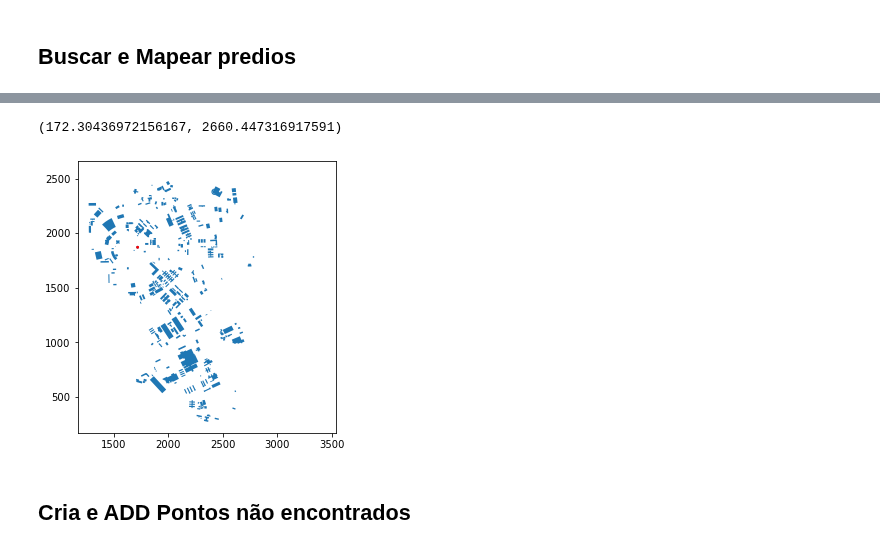
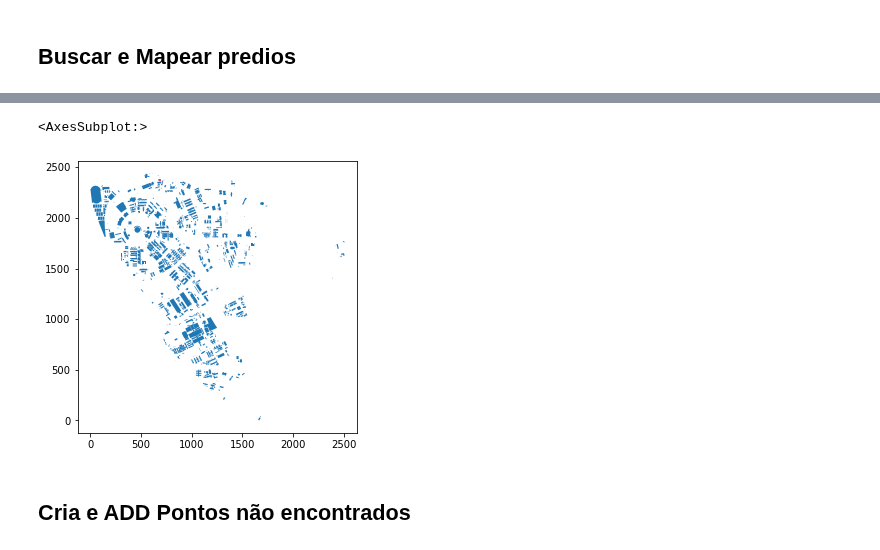
Before and after one commit to wasp-lahis/ns3-bmap, a Jupyter notebook: NS3/obstacle_exp/unicamp-arcgis-input-to-ns3/create-dataset-inputs-to-ns3.ipynb, the cells around one changed output, grey strips where cells are left out. Drawn from its saved outputs; the diff is of its cells as text; code cells hidden in the pictures.

```diff
--- a/NS3/obstacle_exp/unicamp-arcgis-input-to-ns3/create-dataset-inputs-to-ns3.ipynb
+++ b/NS3/obstacle_exp/unicamp-arcgis-input-to-ns3/create-dataset-inputs-to-ns3.ipynb
@@ -149,8 +151,9 @@ y = np.array(all_coords_y).reshape(-1, 1)
 # create a normalized map with unicamp bounds
 
 # criando novo mapa, que conterá geometrias normalizadas
-mapa_normalizado = gpd.GeoDataFrame(columns=["id", "building_name","unit", "geometry"])
+mapa_normalizado = gpd.GeoDataFrame(columns=["id","building_number","building_name","unit", "geometry"])
 mapa_normalizado['id'] = unicamp_df['Id']
+mapa_normalizado['building_number'] = unicamp_df['PREDIO']
 mapa_normalizado['building_name'] = unicamp_df['NOME_DO_PR']
 mapa_normalizado['unit'] = unicamp_df['UNIDADE']
 
@@ -188,5 +191,5 @@ for geometry in range(len(unicamp_geometries)):
 
 
 print('Shape do Mapa normalizado:', mapa_normalizado.shape)
-mapa_normalizado.head()
+mapa_normalizado.head(3)
 # %% [output]
@@ -383,13 +375,15 @@ def calculate_distance(osm_id, new_polygon):
 # ----- MÉTODOS DE BUSCA PARA MAPEAMENTO
 
 # Busca por linha em todo dataset
-predio = mapa_normalizado.iloc[1:2] #ex Reitoria 367-376
-print(mapa_normalizado.shape)
+predio = mapa_normalizado.iloc[536:537] #ex Comvest 536-537
+# print(mapa_normalizado.shape)
 predio.head(predio.shape[0])
 
 # Busca por Nome
-# predio = mapa_normalizado[mapa_normalizado['name'].str.contains("Restaurante",  na=False)]
-# predio.head()
+# predio = mapa_normalizado[mapa_normalizado['building_name'].str.contains("COMVEST",  na=False)]
+# # predio = mapa_normalizado[mapa_normalizado['unit'].str.contains("Comvest",  na=False)]
+# print("SHAPE:", predio.shape)
+# predio.head(22)
 
 # Busca de todos os predios com Nome None
 # predio_sem_indentificacao = mapa_normalizado[mapa_normalizado['name'].isna()]
@@ -409,18 +405,18 @@ predio.head(predio.shape[0])
 # %%
 ### ----- PLOT DE PREDIO DE ACORDO COM A BUSCA REALIZADA
 
 ax = mapa_normalizado.plot(figsize=(12, 5))
 
 # predios None
 predio['geometry'].plot(ax=ax, color='Red')
 
 # Para ampliar area mudar param. de set_xlim e set_ylim
-minx, miny, maxx, maxy = mapa_normalizado.total_bounds
-ax.set_xlim(minx -100, maxx)
-ax.set_ylim(miny -100, maxy)
+# minx, miny, maxx, maxy = mapa_normalizado.total_bounds
+# ax.set_xlim(minx -100, maxx)
+# ax.set_ylim(miny -100, maxy)
 # %% [output]
-(172.30436972156167, 2660.447316917591)
+<AxesSubplot:>
-[figure, old version]
+[figure, new version]
 # %% [markdown]
 ## Cria e ADD Pontos não encontrados
 # %% [markdown]
```
Also changed, not shown: parts of 35 cells of this notebook, 19 other files.
